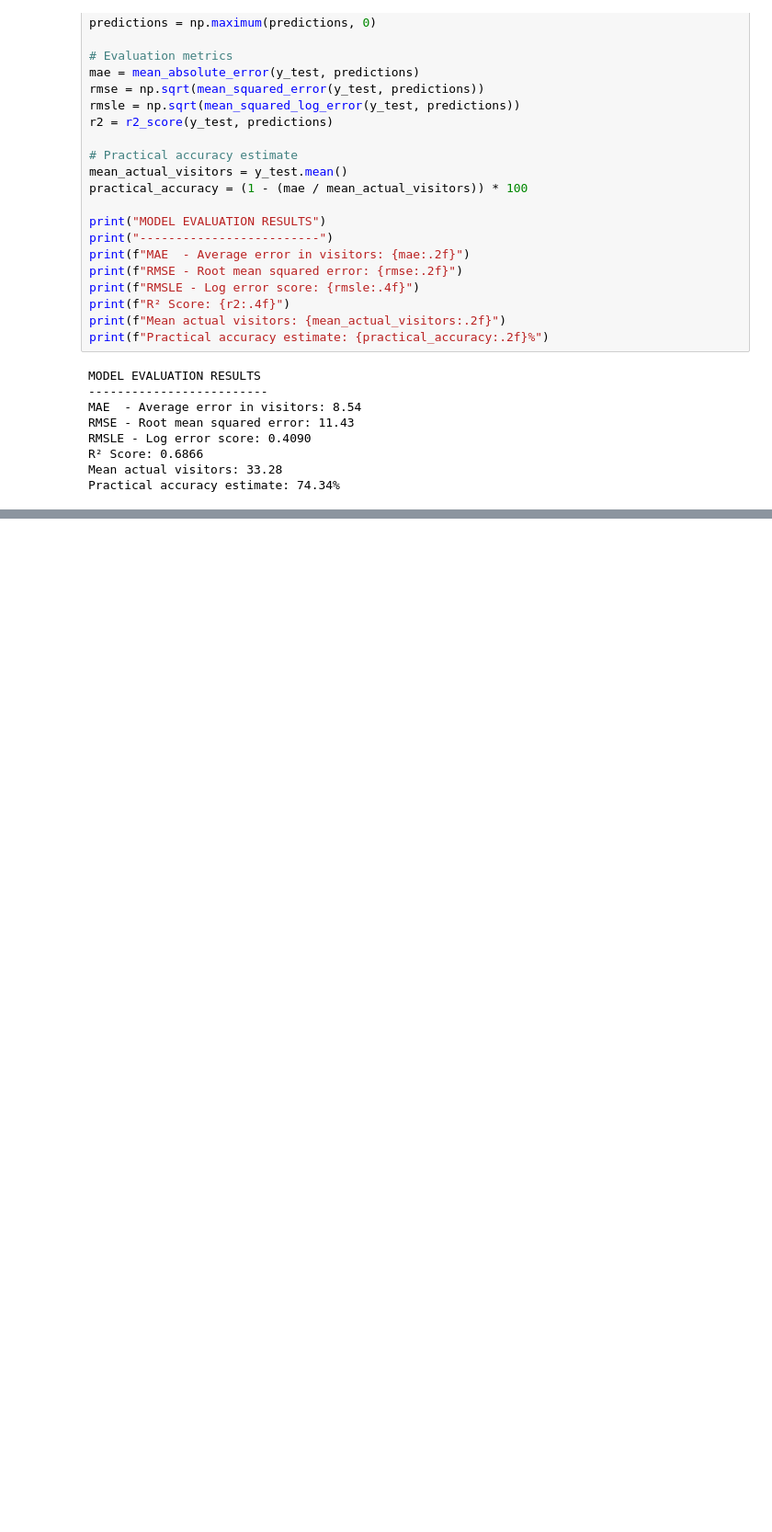
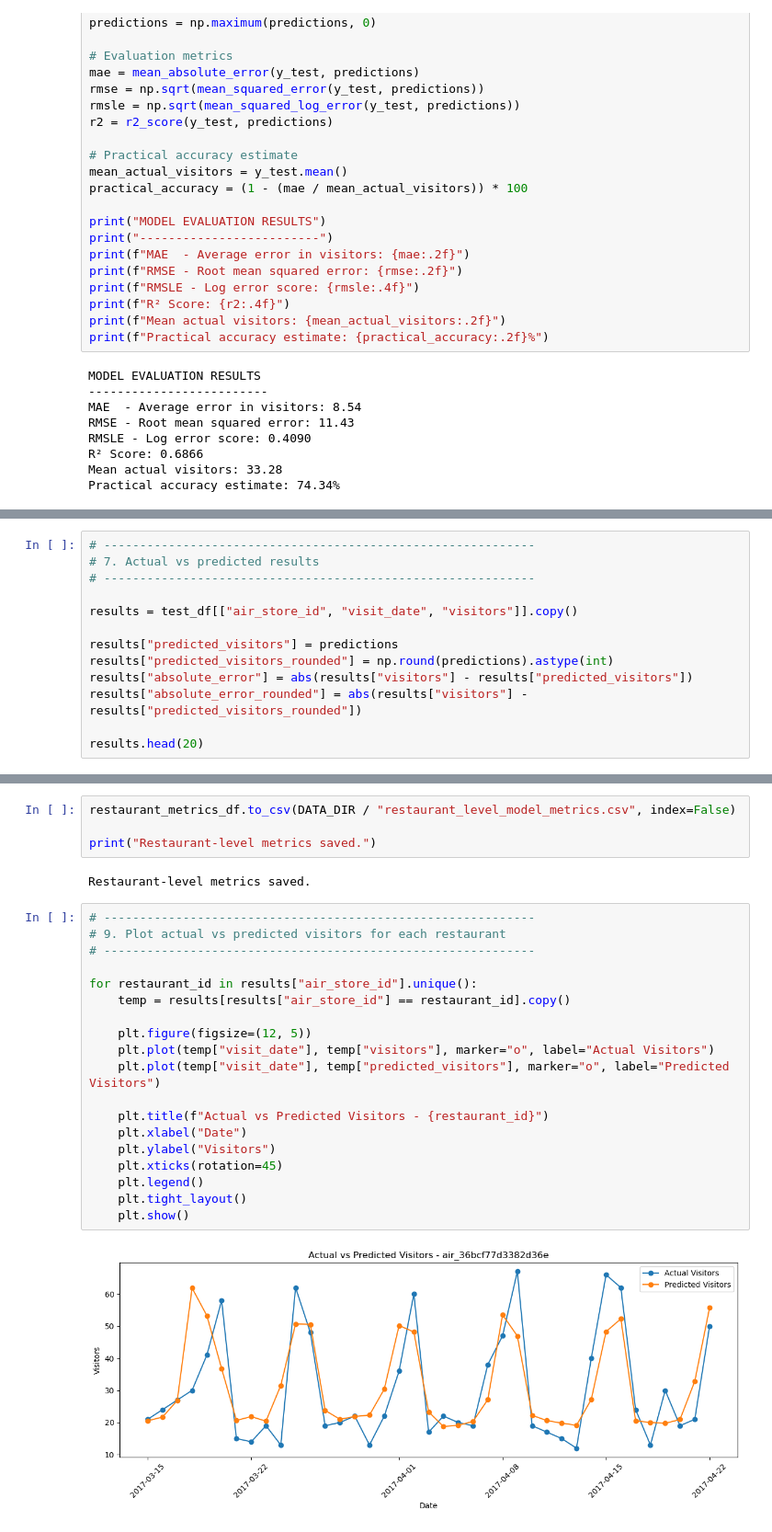
Before and after one commit to Ryan-B05/food_waste_restaurant, a Jupyter notebook: model_training.ipynb, the cells around one changed output, grey strips where cells are left out. Shown at 92% size. Cells and saved outputs as stored; diff of their text form; blank space fills up the shorter version.

Commit message:
Changed te train and test split and tested and also looked into weekly aggregate

```diff
--- a/model_training.ipynb
+++ b/model_training.ipynb
@@ -211,0 +451,13 @@ Practical accuracy estimate: 74.34%
+# %%
+# ------------------------------------------------------------
+# 7. Actual vs predicted results
+# ------------------------------------------------------------
+
+results = test_df[["air_store_id", "visit_date", "visitors"]].copy()
+
+results["predicted_visitors"] = predictions
+results["predicted_visitors_rounded"] = np.round(predictions).astype(int)
+results["absolute_error"] = abs(results["visitors"] - results["predicted_visitors"])
+results["absolute_error_rounded"] = abs(results["visitors"] - results["predicted_visitors_rounded"])
+
+results.head(20)
@@ -211,0 +526,27 @@ Practical accuracy estimate: 74.34%
+# %%
+restaurant_metrics_df.to_csv(DATA_DIR / "restaurant_level_model_metrics.csv", index=False)
+
+print("Restaurant-level metrics saved.")
+# %% [output]
+Restaurant-level metrics saved.
+# %%
+# ------------------------------------------------------------
+# 9. Plot actual vs predicted visitors for each restaurant
+# ------------------------------------------------------------
+
+for restaurant_id in results["air_store_id"].unique():
+    temp = results[results["air_store_id"] == restaurant_id].copy()
+
+    plt.figure(figsize=(12, 5))
+    plt.plot(temp["visit_date"], temp["visitors"], marker="o", label="Actual Visitors")
+    plt.plot(temp["visit_date"], temp["predicted_visitors"], marker="o", label="Predicted Visitors")
+
+    plt.title(f"Actual vs Predicted Visitors - {restaurant_id}")
+    plt.xlabel("Date")
+    plt.ylabel("Visitors")
+    plt.xticks(rotation=45)
+    plt.legend()
+    plt.tight_layout()
+    plt.show()
+# %% [output]
+[figure, added]
```
Also changed, not shown: parts of 19 cells of this notebook, 4 other files.
